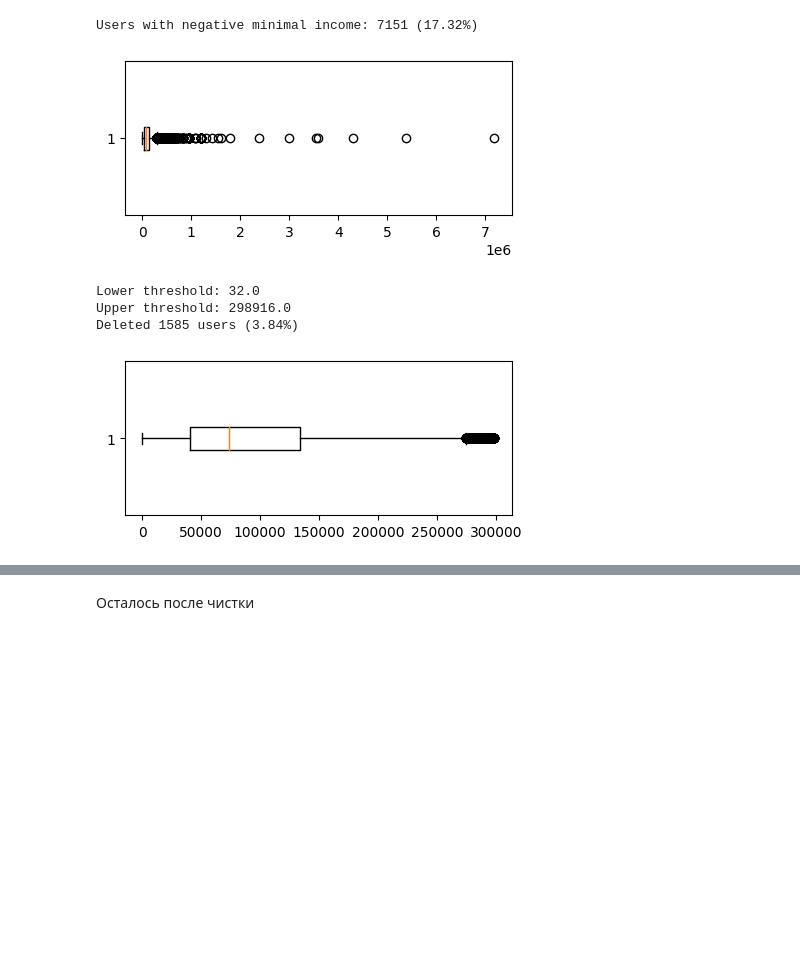
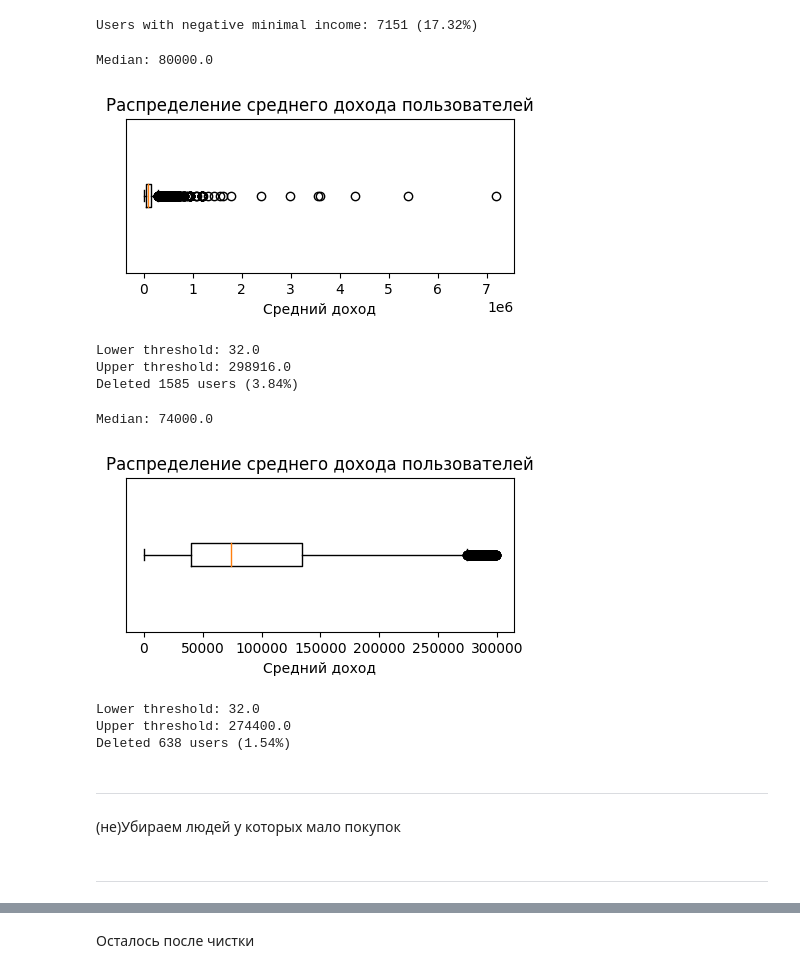
Before and after one commit to kotoskar/dano-final-tinkoff-games, a Jupyter notebook: data_preparing.ipynb, the cells around one changed output, grey strips where cells are left out. Cells and saved outputs as stored; diff of their text form; code cells hidden in the pictures; blank space fills up the shorter version.

```diff
--- a/data_preparing.ipynb
+++ b/data_preparing.ipynb
@@ -143,7 +156,7 @@ def correct_edu_lvl(cliend_id):
         max_lvl -= 1
     return edu_lvl_by_grade[max_lvl]
 # %%
-df['education_level'] = df['client_id'].map(correct_edu_lvl)
+# df['education_level'] = df['client_id'].map(correct_edu_lvl)
 # %% [markdown]
 ----
 # %% [markdown]
@@ -159,8 +172,14 @@ Users with negative minimal income: 7151 (17.32%)
 # %%
 plt.figure(figsize=(5, 2))
 plt.boxplot(client_ids.map(mean_income_by_id), vert=False);
+plt.xlabel('Средний доход')
+plt.yticks([])
+plt.title('Распределение среднего дохода пользователей');
+print(
+    f'Median: {cbook.boxplot_stats(client_ids.map(mean_income_by_id))[0]["med"]}')
 # %% [output]
+Median: 80000.0
-[figure, old version]
+[figure, new version]
 # %%
 stats = cbook.boxplot_stats(client_ids.map(mean_income_by_id))
 lower_threshold = stats[0]['whislo']
@@ -177,6 +196,32 @@ Upper threshold: 298916.0
 Deleted 1585 users (3.84%)
 # %%
 plt.figure(figsize=(5, 2))
-plt.boxplot(client_ids.map(mean_income_by_id), vert=False);
+plt.boxplot(client_ids.map(mean_income_by_id), vert=False)
+plt.xlabel('Средний доход')
+plt.yticks([])
+plt.title('Распределение среднего дохода пользователей')
+print(
+    f'Median: {cbook.boxplot_stats(client_ids.map(mean_income_by_id))[0]["med"]}')
 # %% [output]
+Median: 74000.0
-[figure, old version]
+[figure, new version]
+# %%
+stats = cbook.boxplot_stats(client_ids.map(mean_income_by_id))
+lower_threshold = stats[0]['whislo']
+upper_threshold = stats[0]['whishi']
+
+print(f"Lower threshold: {lower_threshold}")
+print(f"Upper threshold: {upper_threshold}")
+n_deleted = client_ids.shape[0] - client_ids[client_ids.map(
+    mean_income_by_id).between(lower_threshold, upper_threshold)].shape[0]
+print(f'Deleted {n_deleted} users ({n_deleted / n_users * 100:.2f}%)')
+client_ids = client_ids[client_ids.map(
+    mean_income_by_id).between(lower_threshold, upper_threshold)]
+# %% [output]
+Lower threshold: 32.0
+Upper threshold: 274400.0
+Deleted 638 users (1.54%)
+# %% [markdown]
+----
+# %% [markdown]
+(не)Убираем людей у которых мало покупок
@@ -183,2 +233,4 @@ plt.boxplot(client_ids.map(mean_income_by_id), vert=False);
+# %% [markdown]
+----
 # %%
 df = df[df['client_id'].isin(client_ids)]
```
Also changed, not shown: parts of 22 cells of this notebook.
